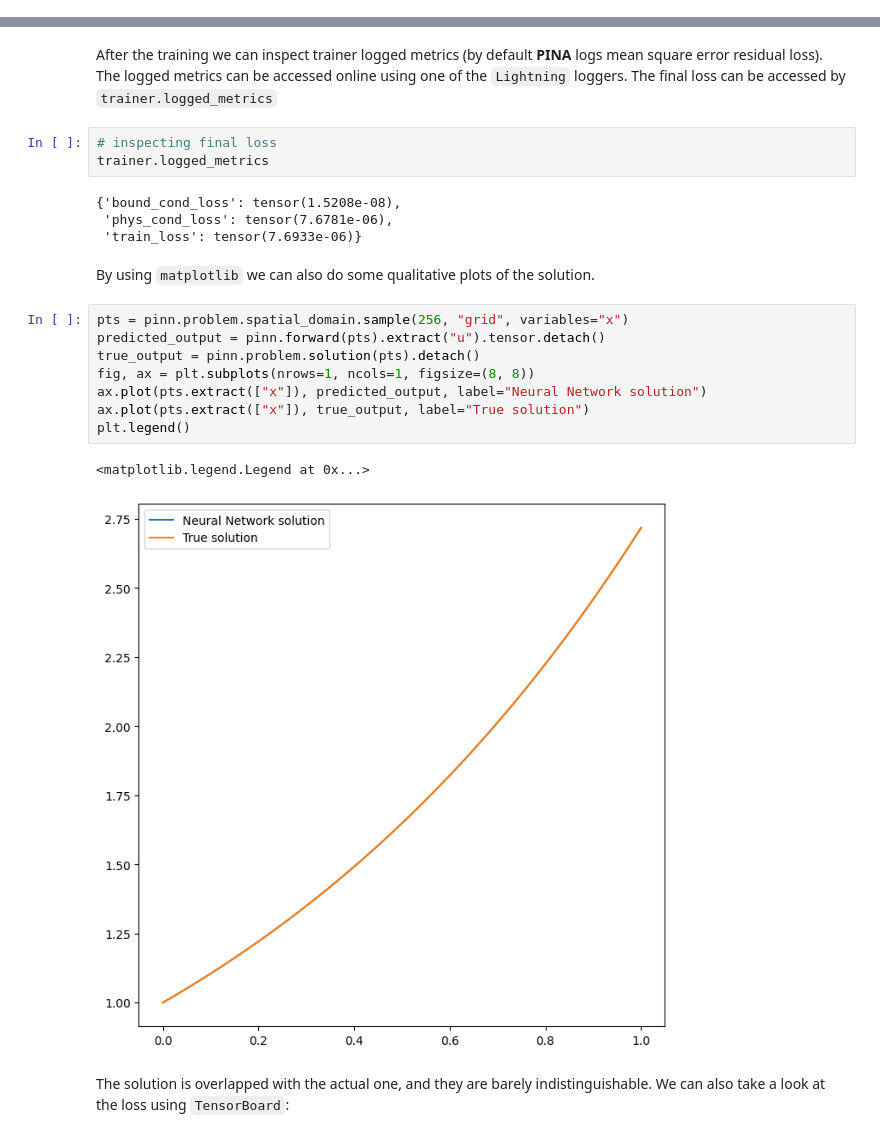
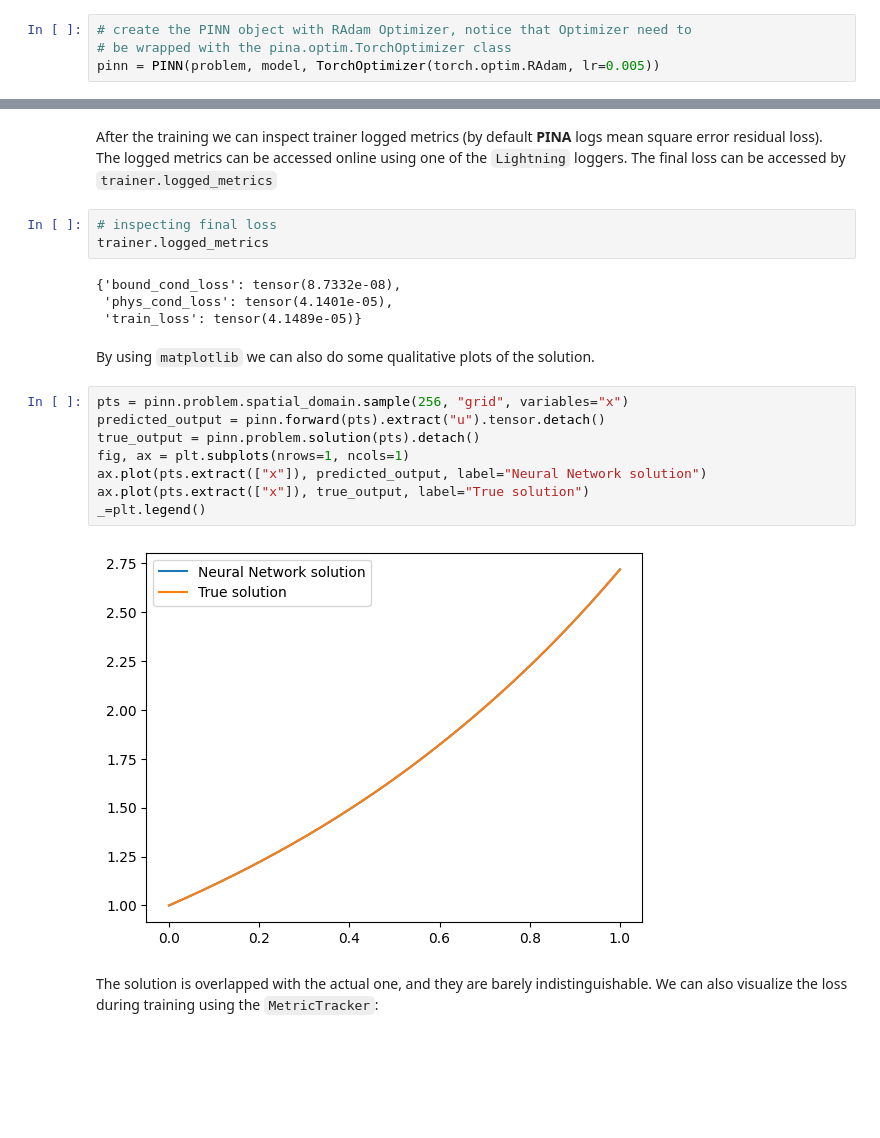
Before and after one commit to mathLab/PINA, a Jupyter notebook: tutorials/tutorial1/tutorial.ipynb, the cells around one changed output, grey strips where cells are left out. Cells and saved outputs as stored; diff of their text form; blank space fills up the shorter version.

```diff
--- a/tutorials/tutorial1/tutorial.ipynb
+++ b/tutorials/tutorial1/tutorial.ipynb
@@ -237,0 +148,4 @@ HPU available: False, using: 0 HPUs
+# %%
+# create the PINN object with RAdam Optimizer, notice that Optimizer need to
+# be wrapped with the pina.optim.TorchOptimizer class
+pinn = PINN(problem, model, TorchOptimizer(torch.optim.RAdam, lr=0.005))
@@ -241,21 +181,20 @@ After the training we can inspect trainer logged metrics (by default **PINA** lo
 # inspecting final loss
 trainer.logged_metrics
 # %% [output]
-{'bound_cond_loss': tensor(1.5208e-08),
- 'phys_cond_loss': tensor(7.6781e-06),
- 'train_loss': tensor(7.6933e-06)}
+{'bound_cond_loss': tensor(8.7332e-08),
+ 'phys_cond_loss': tensor(4.1401e-05),
+ 'train_loss': tensor(4.1489e-05)}
 # %% [markdown]
 By using `matplotlib` we can also do some qualitative plots of the solution.
 # %%
 pts = pinn.problem.spatial_domain.sample(256, "grid", variables="x")
 predicted_output = pinn.forward(pts).extract("u").tensor.detach()
 true_output = pinn.problem.solution(pts).detach()
-fig, ax = plt.subplots(nrows=1, ncols=1, figsize=(8, 8))
+fig, ax = plt.subplots(nrows=1, ncols=1)
 ax.plot(pts.extract(["x"]), predicted_output, label="Neural Network solution")
 ax.plot(pts.extract(["x"]), true_output, label="True solution")
-plt.legend()
+_=plt.legend()
 # %% [output]
-<matplotlib.legend.Legend at 0x...>
-[figure, old version]
+[figure, new version]
 # %% [markdown]
-The solution is overlapped with the actual one, and they are barely indistinguishable. We can also take a look at the loss using `TensorBoard`:
+The solution is overlapped with the actual one, and they are barely indistinguishable. We can also visualize the loss during training using the `MetricTracker`:
```
Also changed, not shown: parts of 24 cells of this notebook, 13 other files.
